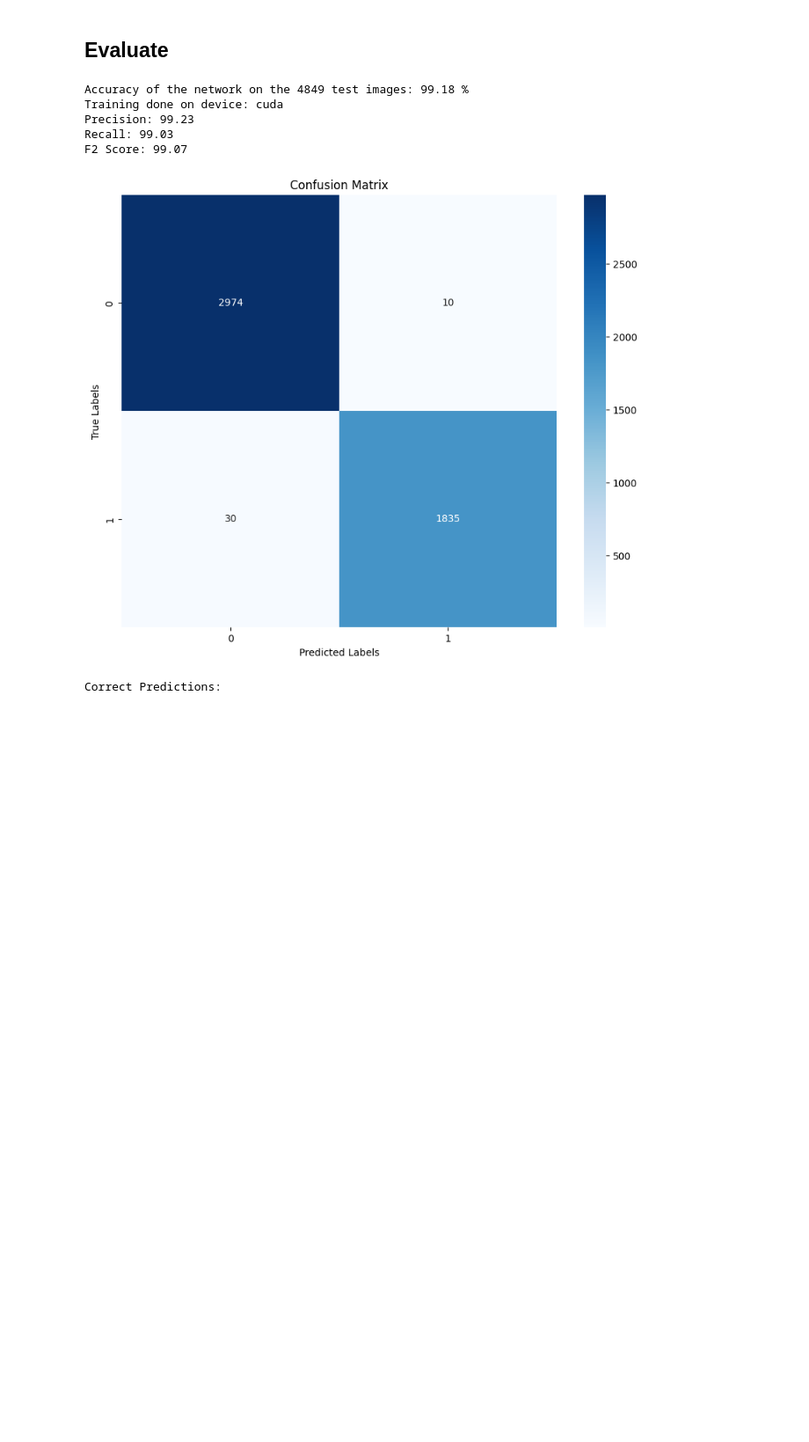
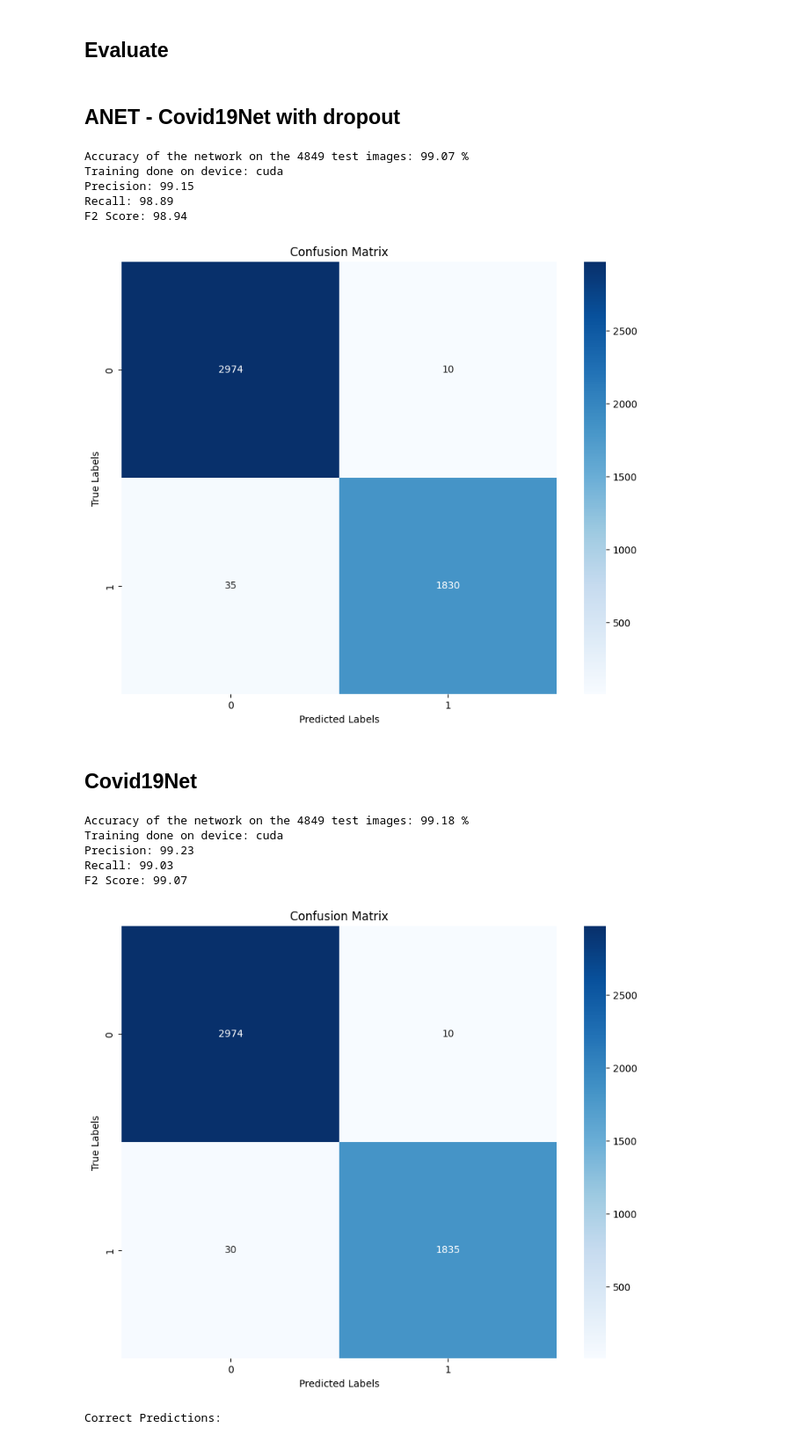
Before and after one commit to chusanapunn/pneu_class, a Jupyter notebook: report.ipynb, the cells around one changed output. Shown at 88% size. Drawn from its saved outputs; the diff is of its cells as text; code cells hidden in the pictures; blank space fills up the shorter version.

```diff
--- a/report.ipynb
+++ b/report.ipynb
@@ -65,6 +66,16 @@ print(class_labels)
 print('Number of images in train set:', len(train_dataset))
 print('Number of images in test set:', len(test_dataset))
 
+# Calculate class weights efficiently using numpy
+train_labels = np.array([label for _, label in train_dataset])
+class_counts = np.bincount(train_labels)
+total_samples = len(train_dataset)
+class_weights = total_samples / (len(class_labels) * class_counts)
+
+# Convert class weights to a tensor and move to the appropriate device
+class_weights_tensor = torch.tensor([class_weights[i] for i in range(len(class_labels))]).to(device)
+class_weights_tensor = torch.tensor(class_weights_tensor, dtype=torch.float32).to(device)  # Ensure dtype is float32
+print("Class weights tensor:", class_weights_tensor)
 # sample_idx = 240
 # sample_image, sample_label = train_dataset[sample_idx]
 # print(f'Image Shape: {sample_image.shape}')
@@ -195,5 +262,68 @@ KeyboardInterrupt:
 # %% [markdown]
 ## Evaluate
+# %% [markdown]
+## ANET - Covid19Net with dropout
+# %%
+net = ANET()
+net.load_state_dict(torch.load(project_path + 'covid19_weighted.pth'))
+
+# net = Covid19Net()
+# net.load_state_dict(torch.load(project_path + 'covid19_net.pth'))
+
+correct = 0
+total = 0
+all_labels = []
+all_predictions = []
+correct_indices = []
+incorrect_indices = []
+
+with torch.no_grad():
+    for data in test_loader:
+        images, labels = data
+        outputs = net(images)
+        _, predicted = torch.max(outputs.data, 1)
+        total += labels.size(0)
+        correct += (predicted == labels).sum().item()
+
+        all_labels.extend(labels.cpu().numpy())
+        all_predictions.extend(predicted.cpu().numpy())
+
+        for i in range(labels.size(0)):
+            if predicted[i] == labels[i]:
+                correct_indices.append((images[i].cpu(), predicted[i].cpu(), labels[i].cpu()))
+            else:
+                incorrect_indices.append((images[i].cpu(), predicted[i].cpu(), labels[i].cpu()))
+
+
+precision = precision_score(all_labels, all_predictions, average='macro')
+recall = recall_score(all_labels, all_predictions, average='macro')
+f2_score = fbeta_score(all_labels, all_predictions, beta=2, average='macro')
+conf_matrix = confusion_matrix(all_labels, all_predictions)
+
+
+print('Accuracy of the network on the %d test images: %.2f %%' % (total, 100 * correct / total))
+print('Training done on device:', device)
+
+print('Precision: %.2f' % (precision * 100))
+print('Recall: %.2f' % (recall * 100))
+print('F2 Score: %.2f' % (f2_score * 100))
+
+# Plot the confusion matrix
+plt.figure(figsize=(10, 8))
+sns.heatmap(conf_matrix, annot=True, fmt='d', cmap='Blues')
+plt.xlabel('Predicted Labels')
+plt.ylabel('True Labels')
+plt.title('Confusion Matrix')
+plt.show()
+# %% [output]
+Accuracy of the network on the 4849 test images: 99.07 %
+Training done on device: cuda
+Precision: 99.15
+Recall: 98.89
+F2 Score: 98.94
+[figure, added]
+# %% [markdown]
+## Covid19Net
 # %%
 # net = ANET()
 # net.load_state_dict(torch.load(project_path + 'a_net.pth'))
```
Also changed, not shown: parts of 14 cells of this notebook, 1 other file.
